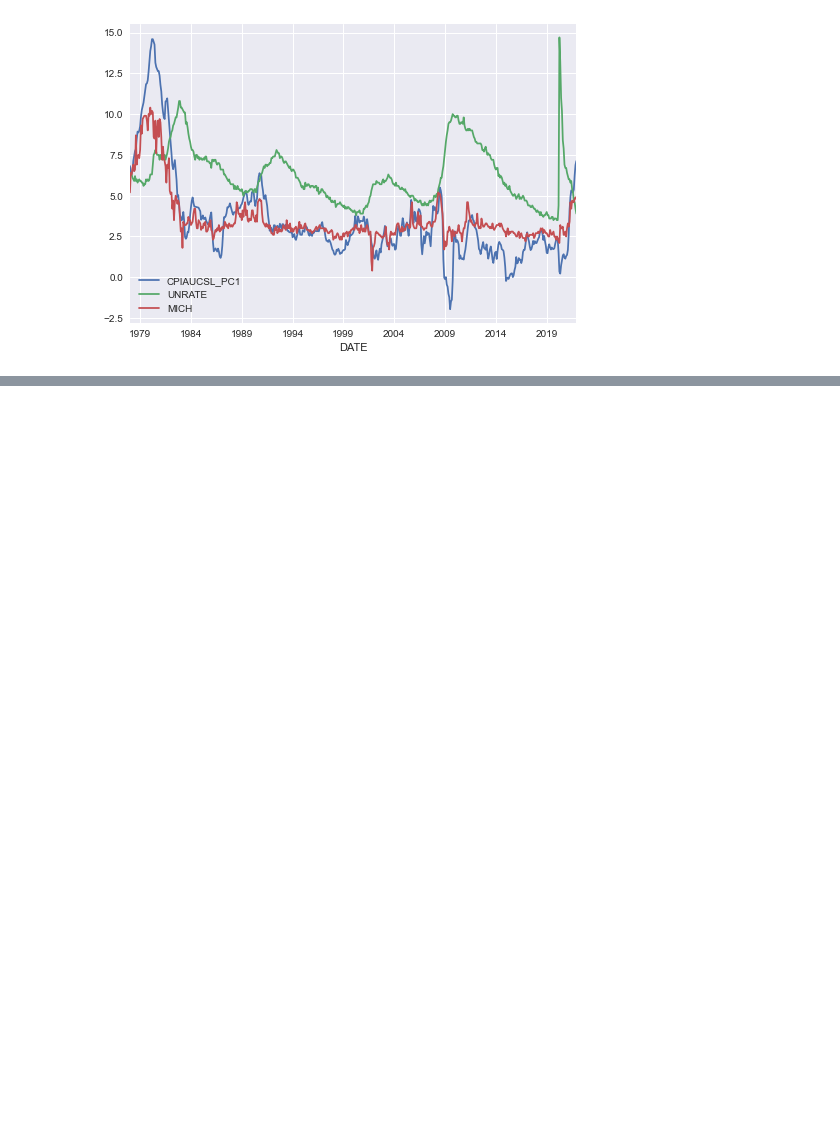
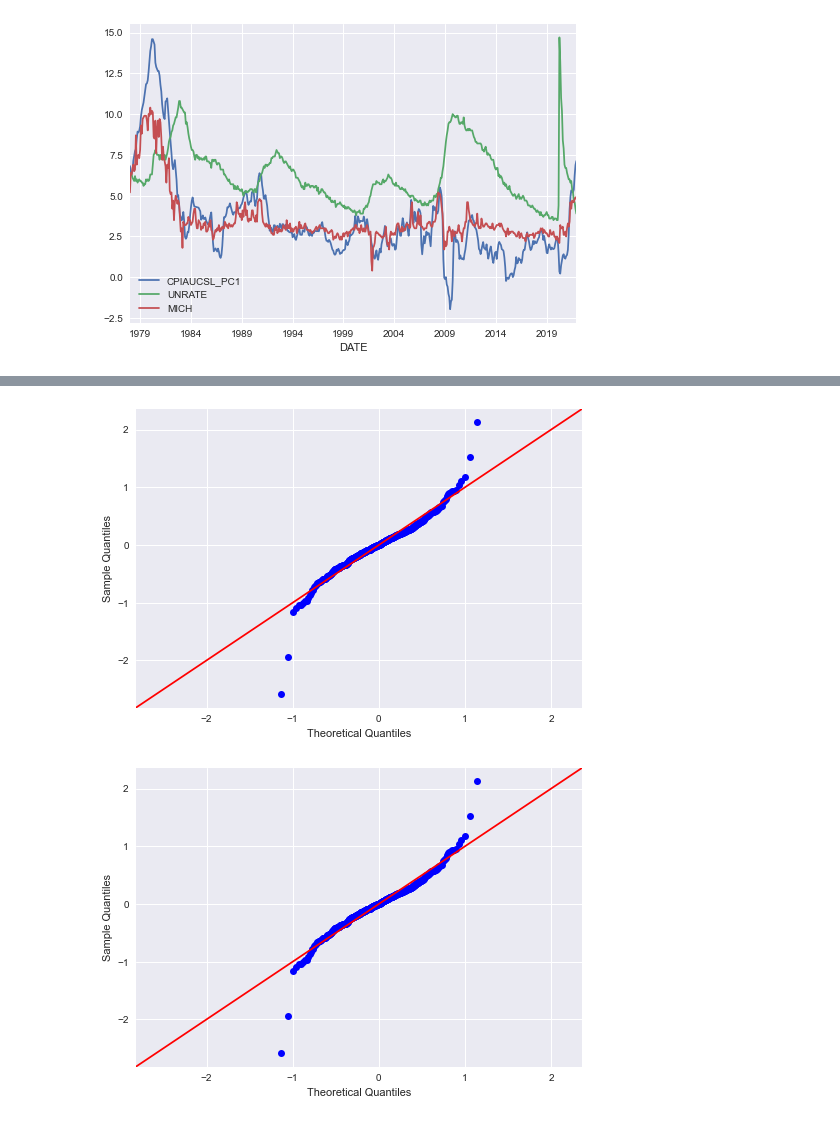
Before and after one commit to samaypanwar/HE3023-Project, a Jupyter notebook: eda_notebook.ipynb, the cells around one changed output, grey strips where cells are left out. Drawn from its saved outputs; the diff is of its cells as text; code cells hidden in the pictures; blank space fills up the shorter version.

```diff
--- a/eda_notebook.ipynb
+++ b/eda_notebook.ipynb
@@ -232,7 +264,7 @@ def regresssion(timeseries: pd.DataFrame, endog_col: str = ''):
 
     return result
 # %%
-regresssion(data[['Inflation', 'Unemployment']].diff().dropna(), endog_col='Inflation')
+all_result = regresssion(data[['Inflation', 'Unemployment']].diff().dropna(), endog_col='Inflation')
 # %% [output]
                             OLS Regression Results
 ==============================================================================
@@ -301,0 +376,7 @@ Notes:
+# %%
+from statsmodels.graphics.gofplots import qqplot
+
+qqplot(all_result.resid, loc=all_result.resid.mean(), scale=all_result.resid.std(), line='45')
+# %% [output]
+[figure, added]
+[figure, added]
```
Also changed, not shown: parts of 13 cells of this notebook.
